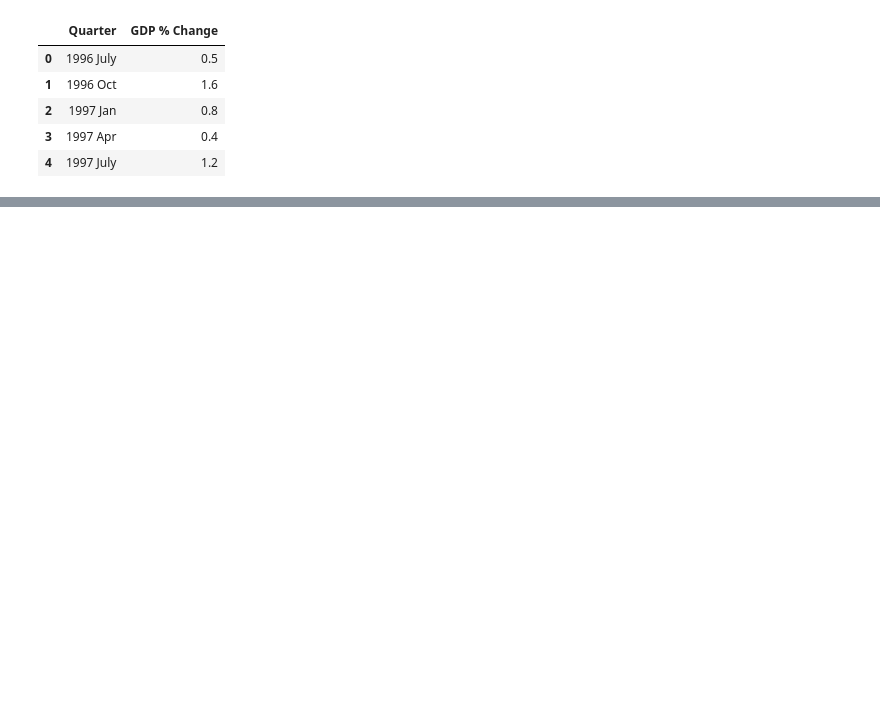
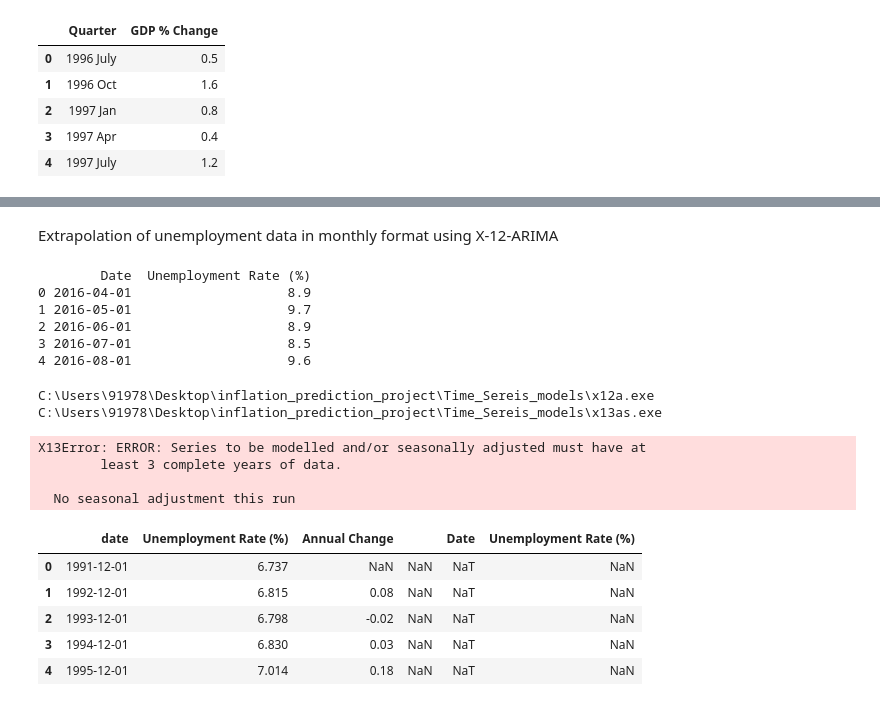
Before and after one commit to Adityaa-Sharma/inflation_prediction_project, a Jupyter notebook: data_manipulation.ipynb, the cells around one changed output, grey strips where cells are left out. Cells and saved outputs as stored; diff of their text form; code cells hidden in the pictures; blank space fills up the shorter version.

Commit message:
comined employment data

```diff
--- a/data_manipulation.ipynb
+++ b/data_manipulation.ipynb
@@ -83,0 +113,2 @@ monthly_data.to_excel('monthly_gdp_data.xlsx', index=False)
+# %% [markdown]
+Extrapolation of unemployment data in monthly format using X-12-ARIMA
@@ -83,0 +118,75 @@ monthly_data.to_excel('monthly_gdp_data.xlsx', index=False)
+# %%
+import pandas as pd
+
+
+
+# Convert the 'Date' column to datetime format
+monthly_data['Date'] = pd.to_datetime(monthly_data['Date'], format='%m/%Y')
+
+# Sort the dataframe by date
+monthly_data.sort_values('Date', inplace=True)
+
+# Display the first few rows of the dataframe
+print(monthly_data.head())
+
+# Now you can proceed with the X-13 ARIMA analysis using the 'Date' and 'Unemployment Rate (%)' columns.
+# %% [output]
+        Date  Unemployment Rate (%)
+0 2016-04-01                    8.9
+1 2016-05-01                    9.7
+2 2016-06-01                    8.9
+3 2016-07-01                    8.5
+4 2016-08-01                    9.6
+# %%
+import os
+print(os.environ['X12PATH'])
+print(os.environ['X13PATH'])
+# %% [output]
+C:\Users\91978\Desktop\inflation_prediction_project\Time_Sereis_models\x12a.exe
+C:\Users\91978\Desktop\inflation_prediction_project\Time_Sereis_models\x13as.exe
+# %%
+
+import pandas as pd
+from statsmodels.tsa.x13 import x13_arima_analysis
+from pandas import DatetimeIndex
+#  Strip leading/trailing whitespaces from column names
+yoy.columns = yoy.columns.str.strip()
+
+
+# Convert the 'date' column to datetime format
+yoy['date'] = pd.to_datetime(yoy['date'])
+
+# Create a new index with monthly frequency
+yoy.index = pd.date_range(start=yoy['date'].min(), periods=len(yoy), freq='MS')
+
+# Convert the 'Date' column to datetime format
+monthly_data['Date'] = pd.to_datetime(monthly_data['Date'])
+
+# Create a new index with monthly frequency
+monthly_data.index = pd.date_range(start=monthly_data['Date'].min(), periods=len(monthly_data), freq='MS')
+
+# Apply X-12-ARIMA to the yearly data
+result_yearly = x13_arima_analysis(yoy['Unemployment Rate (%)'], x12path="C:\\Users\\91978\\Desktop\\inflation_prediction_project\\Time_Sereis_models\\x12a.exe")
+
+# Get the seasonal adjusted data for yearly data
+seasonal_adjusted_yearly = result_yearly.seasadj
+
+# Apply X-12-ARIMA to the monthly data
+result_monthly = x13_arima_analysis(monthly_data['Unemployment Rate (%)'], x12path="C:\\Users\\91978\\Desktop\\inflation_prediction_project\\Time_Sereis_models\\x12a.exe")
+
+# Get the seasonal adjusted data for monthly data
+seasonal_adjusted_monthly = result_monthly.seasadj
+# %% [output]
+X13Error: ERROR: Series to be modelled and/or seasonally adjusted must have at
+        least 3 complete years of data.
+
+  No seasonal adjustment this run
+# %%
+combined_data.head()
+# %% [output]
+|  | date | Unemployment Rate (%) | Annual Change |  | Date | Unemployment Rate (%) |
+| 0 | 1991-12-01 | 6.737 | NaN | NaN | NaT | NaN |
+| 1 | 1992-12-01 | 6.815 | 0.08 | NaN | NaT | NaN |
+| 2 | 1993-12-01 | 6.798 | -0.02 | NaN | NaT | NaN |
+| 3 | 1994-12-01 | 6.830 | 0.03 | NaN | NaT | NaN |
+| 4 | 1995-12-01 | 7.014 | 0.18 | NaN | NaT | NaN |
```
Also changed, not shown: parts of 16 cells of this notebook, 6 other files.
